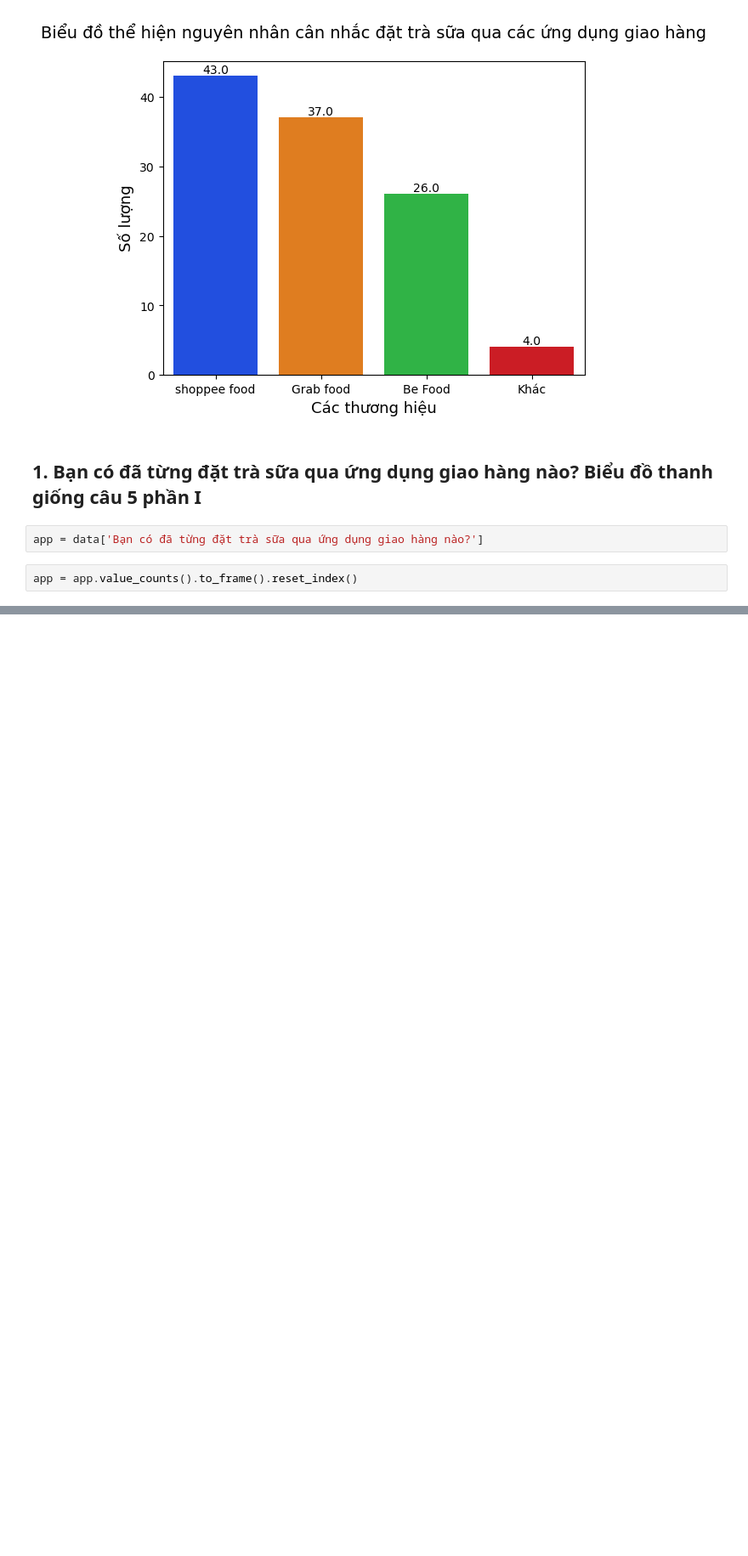
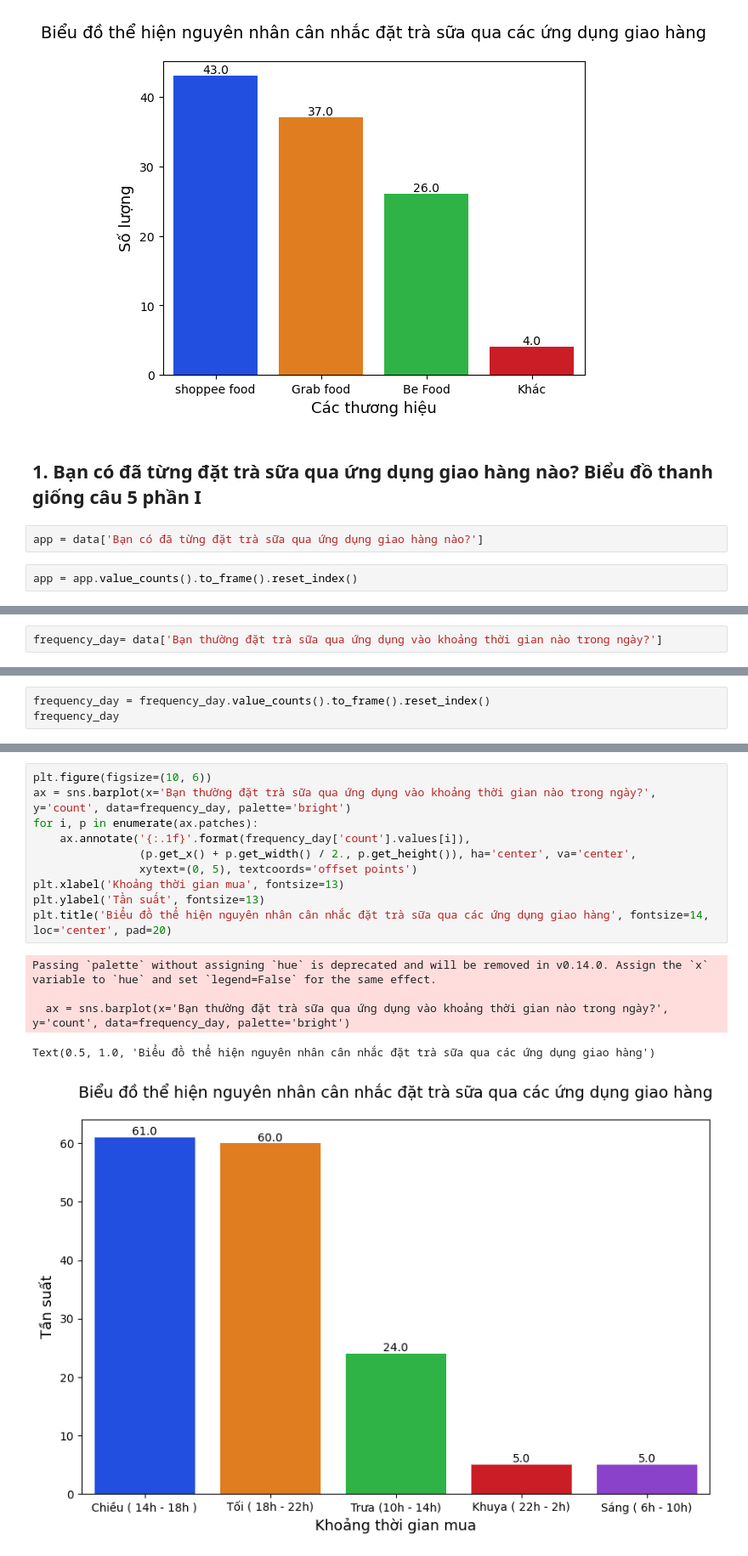
Before and after one commit to baohuy2209/Visualization_Data, a Jupyter notebook: visualization.ipynb, the cells around one changed output, grey strips where cells are left out. Shown at 85% size. Drawn from its saved outputs; the diff is of its cells as text; blank space fills up the shorter version.

```diff
--- a/visualization.ipynb
+++ b/visualization.ipynb
@@ -541,0 +634,2 @@ for i in range(len(app)):
+# %%
+frequency_day= data['Bạn thường đặt trà sữa qua ứng dụng vào khoảng thời gian nào trong ngày?']
@@ -541,0 +641,3 @@ for i in range(len(app)):
+# %%
+frequency_day = frequency_day.value_counts().to_frame().reset_index()
+frequency_day
@@ -541,0 +651,16 @@ for i in range(len(app)):
+# %%
+plt.figure(figsize=(10, 6))
+ax = sns.barplot(x='Bạn thường đặt trà sữa qua ứng dụng vào khoảng thời gian nào trong ngày?', y='count', data=frequency_day, palette='bright')
+for i, p in enumerate(ax.patches):
+    ax.annotate('{:.1f}'.format(frequency_day['count'].values[i]),
+                (p.get_x() + p.get_width() / 2., p.get_height()), ha='center', va='center',
+                xytext=(0, 5), textcoords='offset points')
+plt.xlabel('Khoảng thời gian mua', fontsize=13)
+plt.ylabel('Tần suất', fontsize=13)
+plt.title('Biểu đồ thể hiện nguyên nhân cân nhắc đặt trà sữa qua các ứng dụng giao hàng', fontsize=14, loc='center', pad=20)
+# %% [output]
+Passing `palette` without assigning `hue` is deprecated and will be removed in v0.14.0. Assign the `x` variable to `hue` and set `legend=False` for the same effect.
+
+  ax = sns.barplot(x='Bạn thường đặt trà sữa qua ứng dụng vào khoảng thời gian nào trong ngày?', y='count', data=frequency_day, palette='bright')
+Text(0.5, 1.0, 'Biểu đồ thể hiện nguyên nhân cân nhắc đặt trà sữa qua các ứng dụng giao hàng')
+[figure, added]
```
Also changed, not shown: parts of 98 cells of this notebook.
